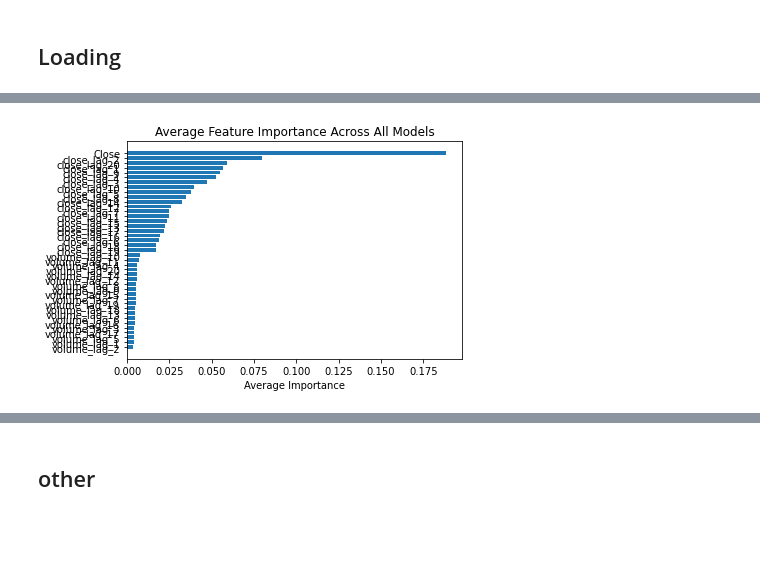
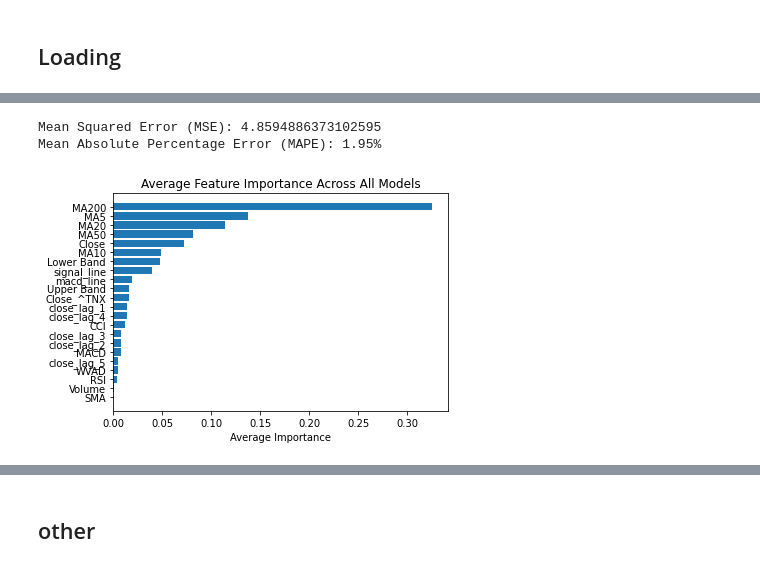
Before and after one commit to howie-zeng/Analyzing-Retail-Sentiment-and-Detecting-Trading-Signals, a Jupyter notebook: Stock_Analysis_Prediction/Stock/model_signal.ipynb, the cells around one changed output, grey strips where cells are left out. Drawn from its saved outputs; the diff is of its cells as text; code cells hidden in the pictures; blank space fills up the shorter version.

Commit message:
added a lot more indicator, xgbt now achieving a pretty decent result at detecting the selling signal

```diff
--- a/Stock_Analysis_Prediction/Stock/model_signal.ipynb
+++ b/Stock_Analysis_Prediction/Stock/model_signal.ipynb
@@ -35,9 +51,9 @@ class SuppressFutureWarnings:
 # %%
-STOCKS = ["TSLA", "AAPL", 'QQQ', "SPY", "MSFT", "AMZN", "GOOG", 'US10YT', '^TNX']
+STOCKS = ["TSLA", "AAPL", 'QQQ', "SPY", "MSFT", "AMZN", "GOOG", '^TNX']
 start_date = "2010-01-01"
 end_date = "2023-01-01"
 stock_data = {}
-MAs = [5, 10, 20, 50, 200]
+MAs = [5, 10, 20, 50, 100, 200]
 
 for stock in STOCKS:
     try:
@@ -45,9 +61,16 @@ for stock in STOCKS:
         data = pd.read_csv(data_path)
         data['Date'] = pd.to_datetime(data['Date'])
         if stock != "^TNX":
-            data = helper.compute_rsi_class(data)  # Assuming you have this function in helper
-            data = helper.compute_volume_class(data)  # Add volume analysis
+            data['rsi_class'] = helper.compute_rsi_class(data)  # Assuming you have this function in helper
+            data['volume_class'] = helper.compute_volume_class(data)  # Add volume analysis
             data = helper.calculate_mas(data, MAs, column_name="Close")
+            data['WVAD'] = helper.calculate_wvad(data, period=14)
+            data['ROC'] = helper.calculate_roc(data, period=14)
+            data['MACD'], data['macd_line'], data['signal_line'] = helper.calculate_macd(data, short_window=12, long_window=26, signal_window=9)
+            data['CCI'] =  helper.calculate_cci(data, period=20)
+            data['Upper Band'], data['Lower Band'], data['SMA'] = helper.calculate_bollinger_bands(data, window=20, num_std_dev=2)
+            data['SMI'] = helper.calculate_smi(data, period=14, signal_period=3)
+            data['ATR'] = helper.calculate_atr(data, period=14)
         stock_data[stock] = data
         print(f"Data fetched for {stock}")
     except Exception as e:
@@ -67,32 +113,60 @@ Data fetched for ^TNX
 # %%
 %%time
+fromDate = "2010-01-01"
+toDate = '2023-01-01'
+# fromDate = "2015-01-01"
+# toDate = '2017-01-01'
 stock = 'AAPL'
 late = 5
+window_size = 200
+
 apple_df = stock_data[stock][:].copy()
-apple_df = apple_df[['Date', 'Open', 'High', 'Low', 'Close', 'Volume']]
+apple_df = apple_df[['Date', 'Open', 'High', 'Low', 'Close', 'Volume', 'RSI', 'MA5', 'MA10', 'MA20', 'MA50', 'MA200', 'WVAD', 'MACD','macd_line', 'signal_line', 'CCI', 'Upper Band', 'SMA', 'Lower Band']]
+
+# adding other stocks, economic indicator
+dataToAdd = ['^TNX']
+for item in dataToAdd:
+    apple_df = apple_df.merge(stock_data[item][['Date', 'Close']], left_on="Date", right_on="Date", how='inner', suffixes=("", f'_{item}'))
+
+
 apple_df['Date'] = pd.to_datetime(apple_df['Date'])
 apple_df.set_index('Date', inplace=True)
-apple_df = apple_df[apple_df.index <= "2020-01-01"]
-#apple_df['relative_volume'] = apple_df['Volume'] / apple_df['MA_Volume']
+apple_df =  apple_df[(apple_df.index <= toDate) & (apple_df.index >= fromDate)]
+
+
+# apple_df['relative_volume'] = apple_df['Volume'] / apple_df['MA_Volume']
 # apple_df['rsi_class'] = apple_df['rsi_class'].astype('category')
 # apple_df['rsi_class'] = apple_df['rsi_class'].cat.codes
 cumulative_importances = defaultdict(float)
 apple_df[f'Close_{late}_days_later'] = apple_df['Close'].shift(-5)
 apple_df = apple_df[~apple_df['Close_5_days_later'].isna()]
 
-for i in range(1, 21):  # for lag days
+# apple_df['greenDay'] = apple_df['Open'] > apple_df['Close']
+# apple_df['open_close_diff'] = apple_df['Close'] - apple_df['Open']/ apple_df['Open']
+# apple_df['high_close_diff'] = apple_df.apply(lambda row: (row['High'] - row['Low'])/row['Low'] * (1 if row['greenDay'] else -1), axis=1)
+apple_df['MACD'] = apple_df['macd_line'] - apple_df['signal_line']
+
+for i in range(1, 6):  # for lag days
     apple_df[f'close_lag_{i}'] = apple_df['Close'].shift(i)
-    apple_df[f'volume_lag_{i}'] = apple_df['Volume'].shift(i)
+    # apple_df[f'Open_lag_{i}'] = apple_df['Open'].shift(i)
+    # apple_df[f'High_lag_{i}'] = apple_df['High'].shift(i)
+    # apple_df[f'Low_lag_{i}'] = apple_df['Low'].shift(i)
+    #apple_df[f'volume_lag_{i}'] = apple_df['Volume'].shift(i)
     # If RSI exists, uncomment the following:
-    # apple_df[f'RSI_lag_{i}'] = apple_df['RSI'].shift(i)
+    #apple_df[f'RSI_lag_{i}'] = apple_df['RSI'].shift(i)
 
 
 with SuppressFutureWarnings():
-    #apple_df = apple_df.dropna()
-    X = apple_df.drop(['Open', 'High', 'Low', 'Close_5_days_later', 'Volume'], axis=1)
+    apple_df = apple_df.dropna()
+    toDrop = ['Open', 'High', 'Low', 'Close_5_days_later']
+    columns_to_drop = []
+    for item in apple_df.columns:
+        if item in toDrop:
+            columns_to_drop.append(item)
+    X = apple_df.drop(columns_to_drop, axis=1)
     y = apple_df['Close_5_days_later']
 
-    window_size = 200
+
     predictions = []
     true_values = []
     current_price = []
@@ -104,31 +178,40 @@ with SuppressFutureWarnings():
 
             X_train, X_test = X.iloc[start:end], X.iloc[end:end+1]
             y_train, y_test = y.iloc[start:end], y.iloc[end:end+1]
 
             model = xgb.XGBRegressor(objective='reg:squarederror', n_jobs=-1, random_state=SEED)
             model.fit(X_train, y_train)
 
             importances = model.feature_importances_
             for i, col in enumerate(X.columns):
                 cumulative_importances[col] += importances[i]
 
             y_pred = model.predict(X_test)
             current_price.append(X_test['Close'])
             predictions.append(y_pred[0])
             true_values.append(y_test.iloc[0])
 
 num_models = len(apple_df) - window_size
 for key in cumulative_importances:
     cumulative_importances[key] /= num_models
 
+
+MSE = mean_squared_error(true_values, predictions)
+print(f'Mean Squared Error (MSE): {MSE}')
+
+MAPE = helper.mean_absolute_percentage_error(true_values, predictions)
+print(f'Mean Absolute Percentage Error (MAPE): {MAPE:.2f}%')
+
 # Plotting the average feature importance
 sorted_features = sorted(cumulative_importances.items(), key=lambda x: x[1], reverse=True)
 features, importance_values = zip(*sorted_features)
 
 plt.barh(features, importance_values)
 plt.xlabel('Average Importance')
 plt.title('Average Feature Importance Across All Models')
 plt.gca().invert_yaxis()  # Highest importance at the top
 plt.show()
 # %% [output]
+Mean Squared Error (MSE): 4.8594886373102595
+Mean Absolute Percentage Error (MAPE): 1.95%
-[figure, old version]
+[figure, new version]
```
Also changed, not shown: parts of 16 cells of this notebook, 4 other files.
